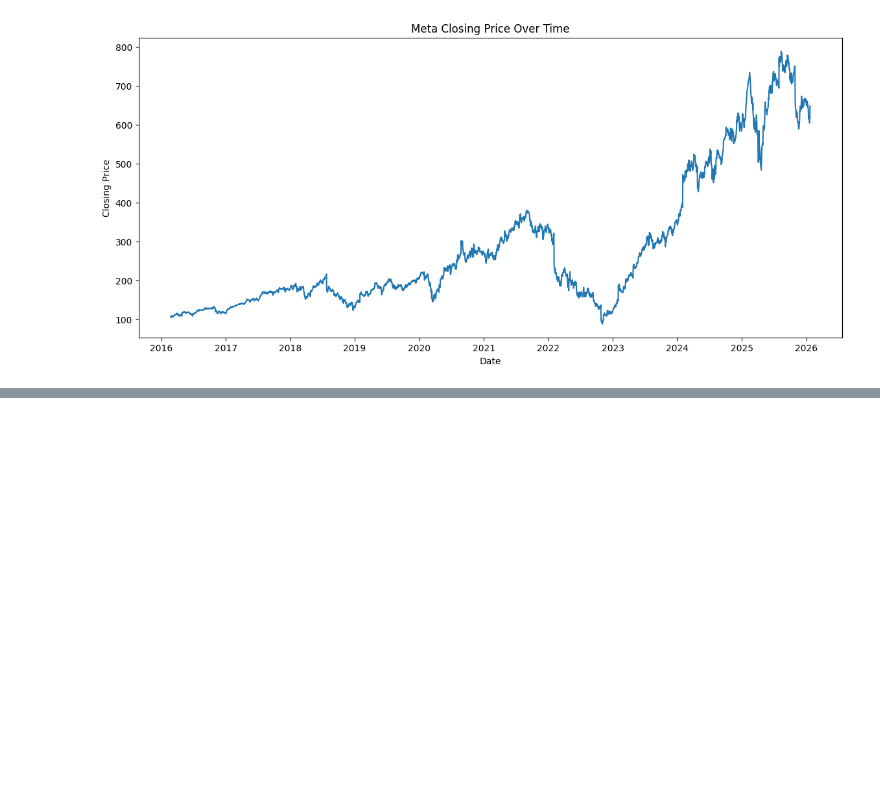
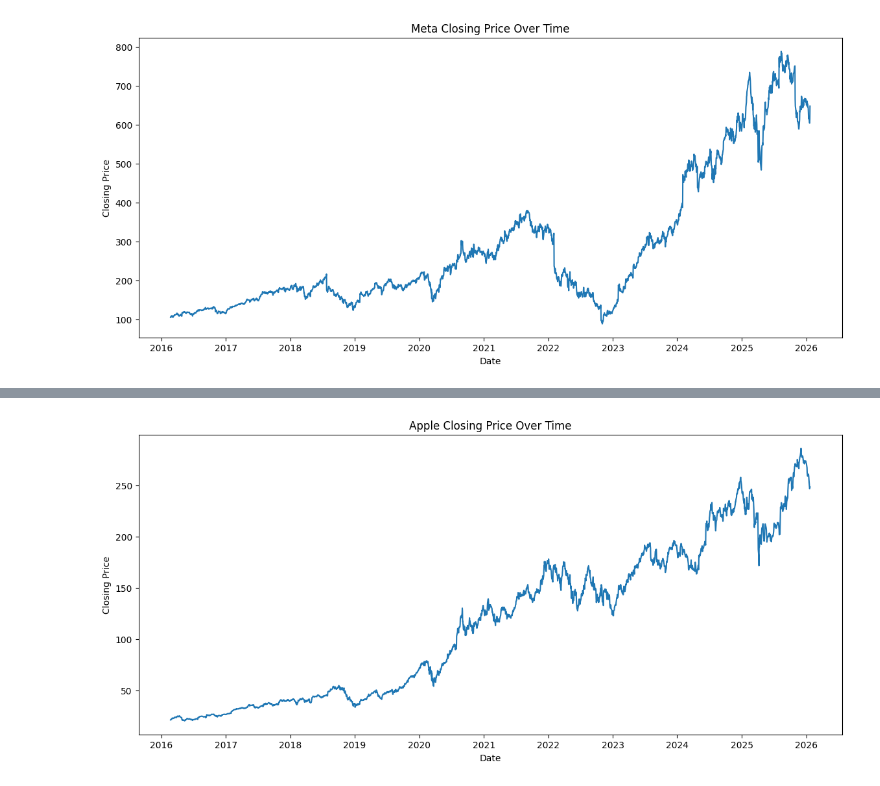
Before and after one commit to codingirl99/faang-stock-forecasting, a Jupyter notebook: notebooks/2_data_visualizations.ipynb, the cells around one changed output, grey strips where cells are left out. Drawn from its saved outputs; the diff is of its cells as text; code cells hidden in the pictures; blank space fills up the shorter version.

```diff
--- a/notebooks/2_data_visualizations.ipynb
+++ b/notebooks/2_data_visualizations.ipynb
@@ -37,0 +37,3 @@ plt.show()
+# %%
+aapl_df = df[df["Ticker"] == "AAPL"].copy()
+aapl_df.head()
@@ -37,0 +47,10 @@ plt.show()
+# %%
+# Line Chart
+plt.figure(figsize=(14,6))
+plt.plot(aapl_df["Date"], aapl_df["Close"])
+plt.title("Apple Closing Price Over Time")
+plt.xlabel("Date")
+plt.ylabel("Closing Price")
+plt.show()
+# %% [output]
+[figure, added]
```
Also changed, not shown: parts of 8 cells of this notebook.
